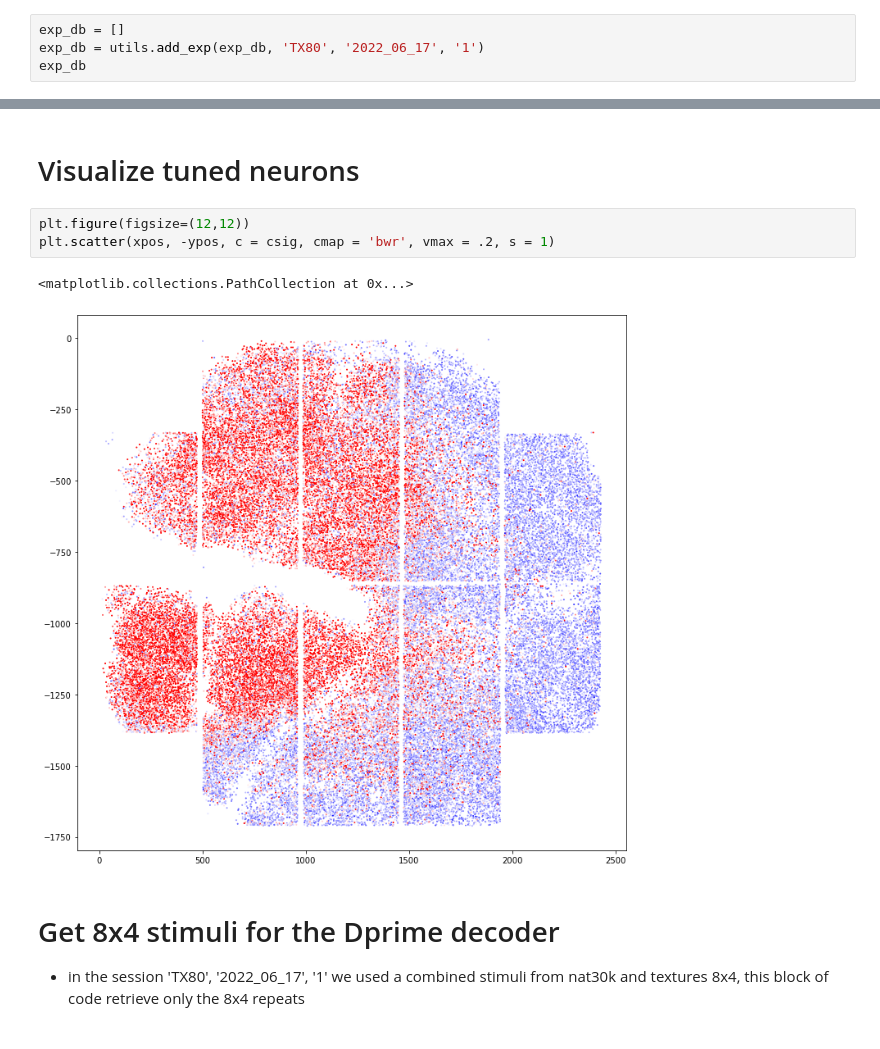
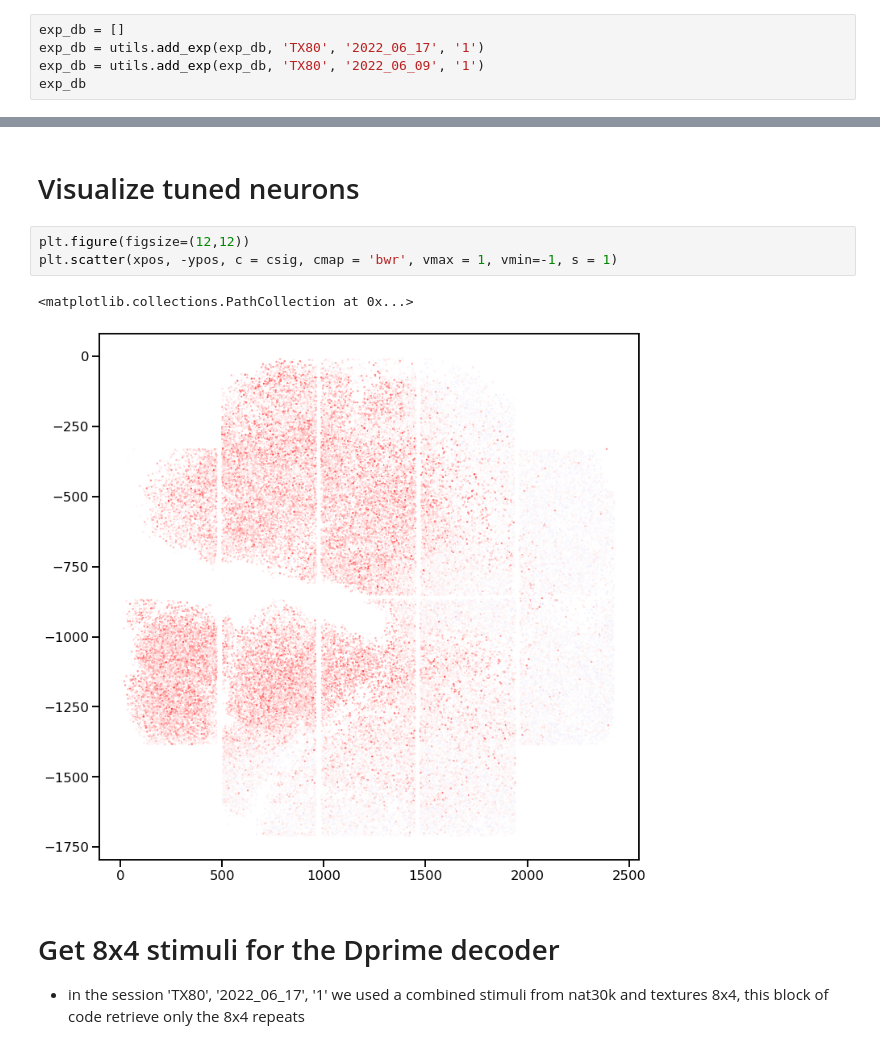
Before and after one commit to NunezKant/Dprime, a Jupyter notebook: PassiveStim/scripts/Dprime_decoder.ipynb, the cells around one changed output, grey strips where cells are left out. Cells and saved outputs as stored; diff of their text form.

```diff
--- a/PassiveStim/scripts/Dprime_decoder.ipynb
+++ b/PassiveStim/scripts/Dprime_decoder.ipynb
@@ -23,5 +24,6 @@ The autoreload extension is already loaded. To reload it, use:
 # %%
 exp_db = []
 exp_db = utils.add_exp(exp_db, 'TX80', '2022_06_17', '1')
+exp_db = utils.add_exp(exp_db, 'TX80', '2022_06_09', '1')
 exp_db
 # %% [output]
@@ -71,10 +74,10 @@ csig.mean()
 # Visualize tuned neurons
 # %%
 plt.figure(figsize=(12,12))
-plt.scatter(xpos, -ypos, c = csig, cmap = 'bwr', vmax = .2, s = 1)
+plt.scatter(xpos, -ypos, c = csig, cmap = 'bwr', vmax = 1, vmin=-1, s = 1)
 # %% [output]
 <matplotlib.collections.PathCollection at 0x...>
-[figure, old version]
+[figure, new version]
 # %% [markdown]
 # Get 8x4 stimuli for the Dprime decoder
 * in the session 'TX80', '2022_06_17', '1' we used a combined stimuli from nat30k and textures 8x4, this block of code retrieve only the 8x4 repeats
```
Also changed, not shown: parts of 31 cells of this notebook, 1 other file.
